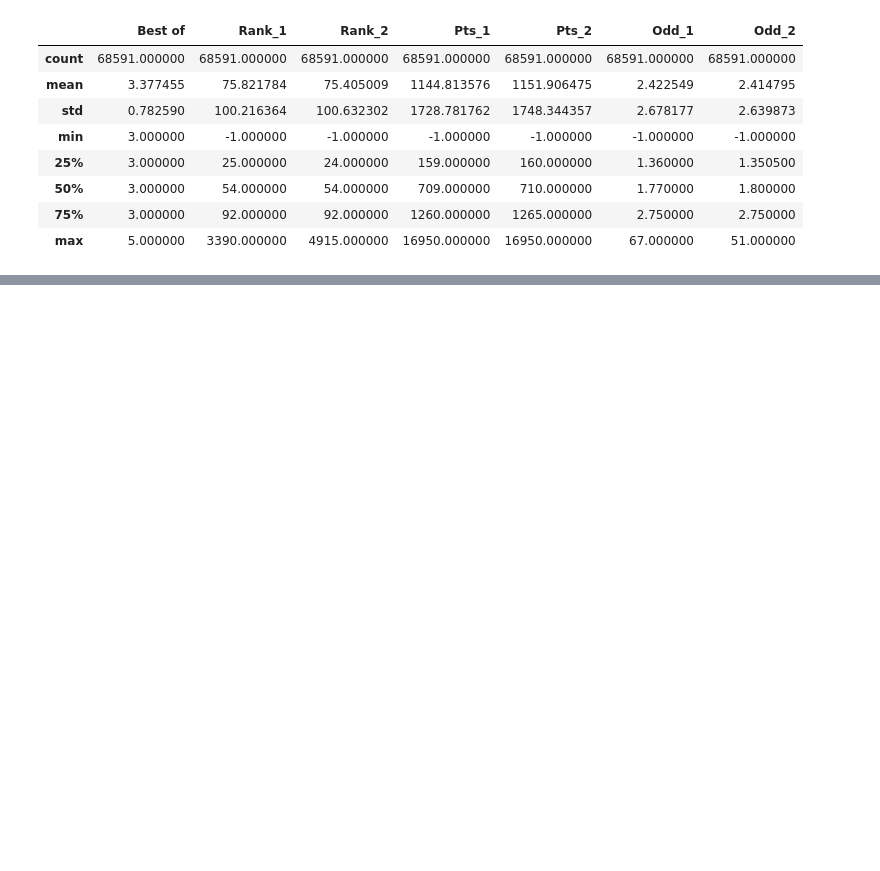
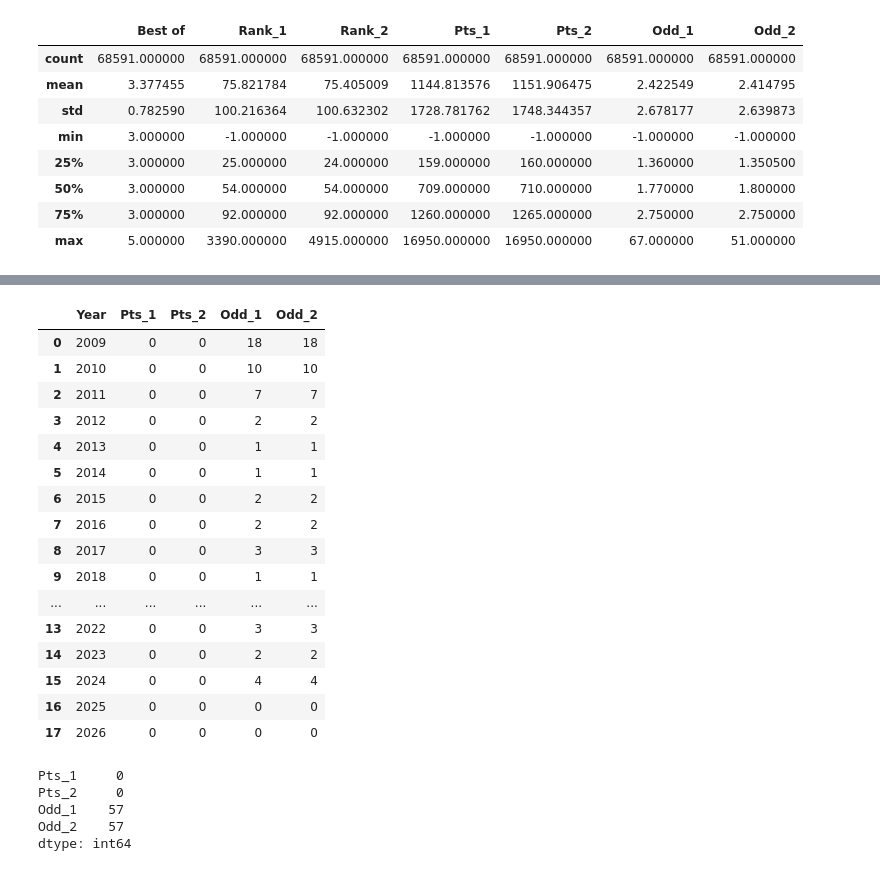
Before and after one commit to advait-kale/Data-Analysis-, a Jupyter notebook: tennis.ipynb, the cells around one changed output, grey strips where cells are left out. Saved outputs shown, nothing was run; the diff lists cells and outputs as text; code cells hidden in the pictures; blank space fills up the shorter version.

```diff
--- a/tennis.ipynb
+++ b/tennis.ipynb
@@ -265,0 +171,31 @@ array([1, 2, 5, 6, 7, 3, 4])
+# %%
+df = df[df["Year"] >= 2009]
+# %%
+year_with_most_nan = df[cols_with_minus_one].isna().groupby(df["Year"], as_index=False).sum()
+year_with_most_nan
+# %% [output]
+|  | Year | Pts_1 | Pts_2 | Odd_1 | Odd_2 |
+| 0 | 2009 | 0 | 0 | 18 | 18 |
+| 1 | 2010 | 0 | 0 | 10 | 10 |
+| 2 | 2011 | 0 | 0 | 7 | 7 |
+| 3 | 2012 | 0 | 0 | 2 | 2 |
+| 4 | 2013 | 0 | 0 | 1 | 1 |
+| 5 | 2014 | 0 | 0 | 1 | 1 |
+| 6 | 2015 | 0 | 0 | 2 | 2 |
+| 7 | 2016 | 0 | 0 | 2 | 2 |
+| 8 | 2017 | 0 | 0 | 3 | 3 |
+| 9 | 2018 | 0 | 0 | 1 | 1 |
+| ... | ... | ... | ... | ... | ... |
+| 13 | 2022 | 0 | 0 | 3 | 3 |
+| 14 | 2023 | 0 | 0 | 2 | 2 |
+| 15 | 2024 | 0 | 0 | 4 | 4 |
+| 16 | 2025 | 0 | 0 | 0 | 0 |
+| 17 | 2026 | 0 | 0 | 0 | 0 |
+# %%
+df[cols_with_minus_one].isna().sum()
+# %% [output]
+Pts_1     0
+Pts_2     0
+Odd_1    57
+Odd_2    57
+dtype: int64
```
Also changed, not shown: parts of 29 cells of this notebook, 7 other files.
